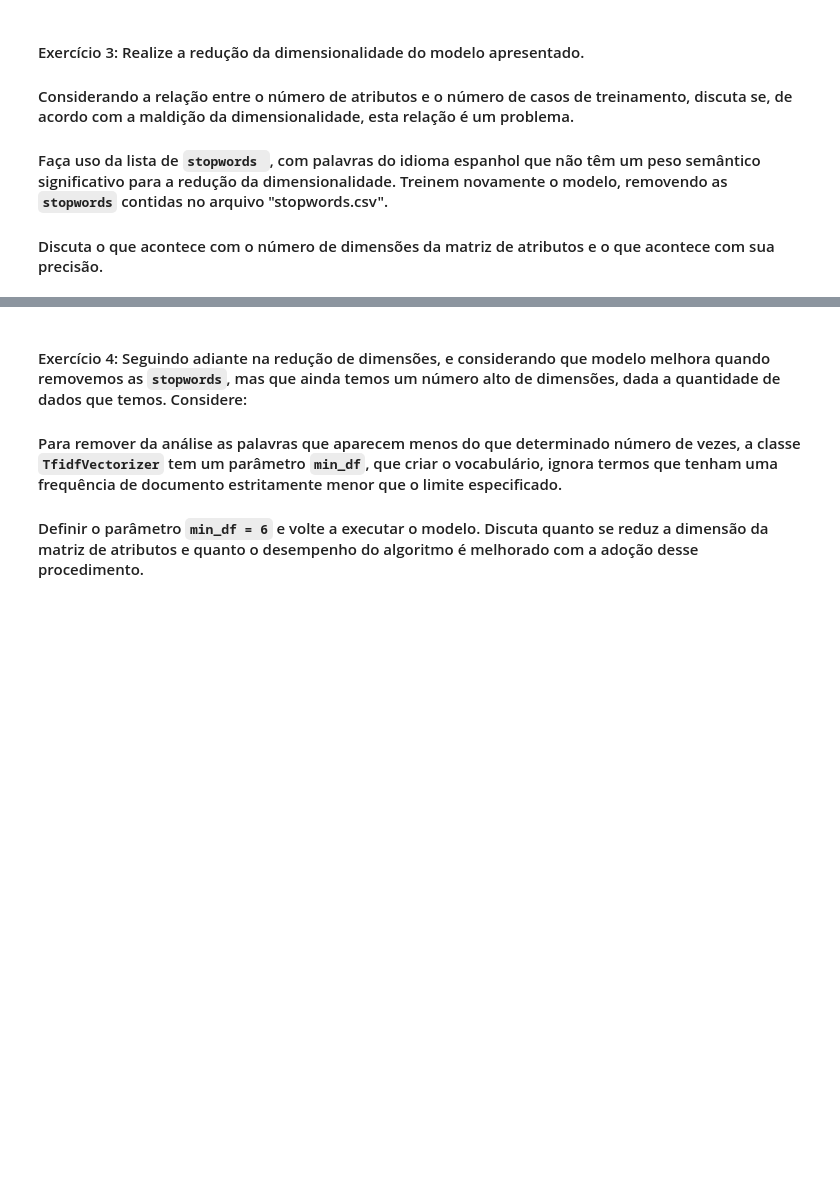
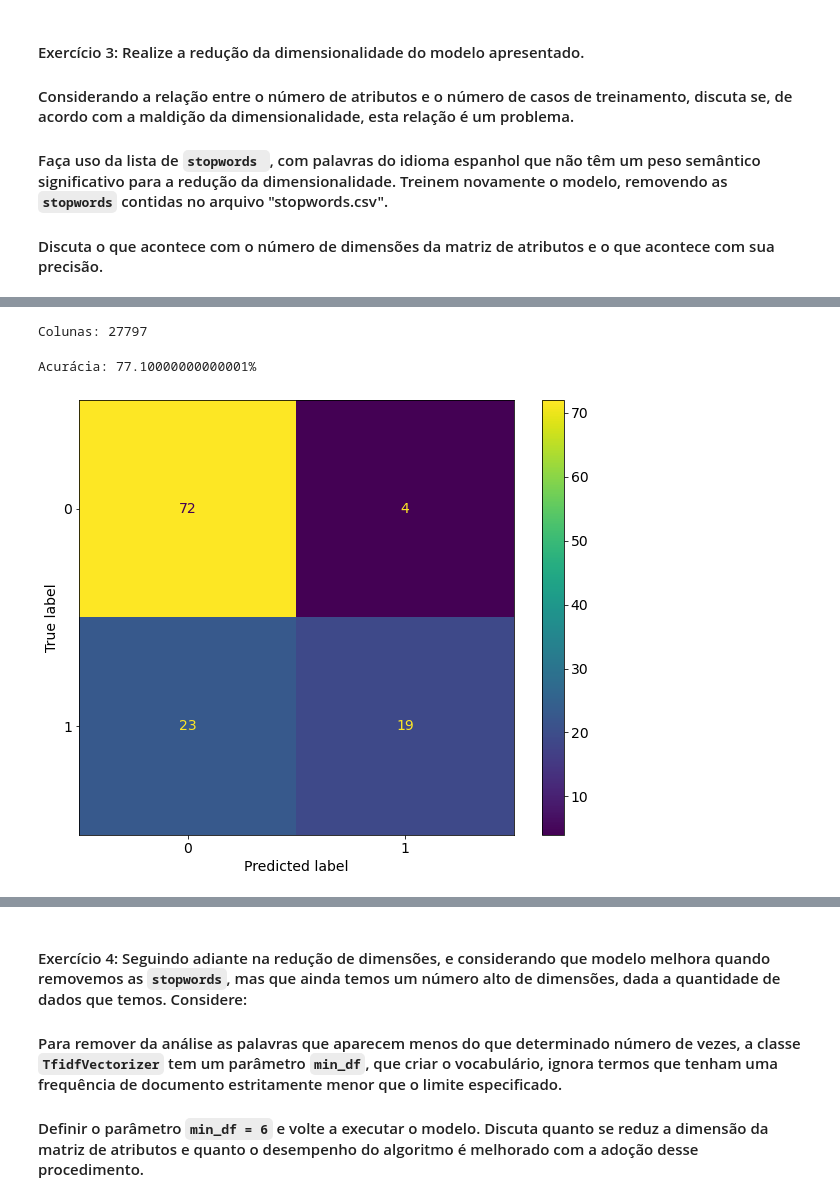
Before and after one commit to Fabiano23/digital_house, a Jupyter notebook: Módulo4/M4A57-DATA COMPRESSION II/M4A57-PRATICA_INDEPENDENTE_DATA COMPRESSION II.ipynb, the cells around one changed output, grey strips where cells are left out. Cells and saved outputs as stored; diff of their text form; code cells hidden in the pictures; blank space fills up the shorter version.

```diff
--- a/Módulo4/M4A57-DATA COMPRESSION II/M4A57-PRATICA_INDEPENDENTE_DATA COMPRESSION II.ipynb
+++ b/Módulo4/M4A57-DATA COMPRESSION II/M4A57-PRATICA_INDEPENDENTE_DATA COMPRESSION II.ipynb
@@ -233,0 +244,17 @@ O modelo não teve uma acurácia (76%) e predições tão ruins quanto era de se
+# %%
+#Removendo stop words do corpus
+df['corpus']= df['corpus'].apply(lambda x: ' '.join([p for p in x.split() if p not in stop_words]))
+# %%
+#Instanciando objeto tfidf
+tfidf= TfidfVectorizer().fit(df['corpus'])
+# %%
+#Variáveis/palavras preditoras
+x_tfidf= tfidf.transform(df['corpus'])
+
+#Passando preditoras para dataframe
+X= pd.DataFrame(x_tfidf.toarray(), columns= tfidf.get_feature_names())
+
+#Variável resposta
+#y
+
+X.sample(2)
@@ -233,0 +266,25 @@ O modelo não teve uma acurácia (76%) e predições tão ruins quanto era de se
+# %%
+print(f'Colunas: {X.shape[1]}')
+# %% [output]
+Colunas: 27797
+# %%
+#Separação conjunto de treino e teste
+X_train, X_test, y_train, y_test = train_test_split(X, y,
+                                                    test_size=0.30, random_state=123)
+
+#Instanciando modelo Gaussian Naive Bayes
+gnb = GaussianNB()
+
+#Ajuste do modelo aos dados de treino e previsões
+y_pred = gnb.fit(X_train, y_train).predict(X_test)
+
+#Acurácia do modelo
+acc= accuracy_score(y_test, y_pred).round(3) * 100
+print(f'Acurácia: {acc}%')
+# %% [output]
+Acurácia: 77.10000000000001%
+# %%
+#Matriz de confusão
+plot_confusion_matrix(gnb, X_test, y_test);
+# %% [output]
+[figure, added]
```
Also changed, not shown: parts of 12 cells of this notebook.
